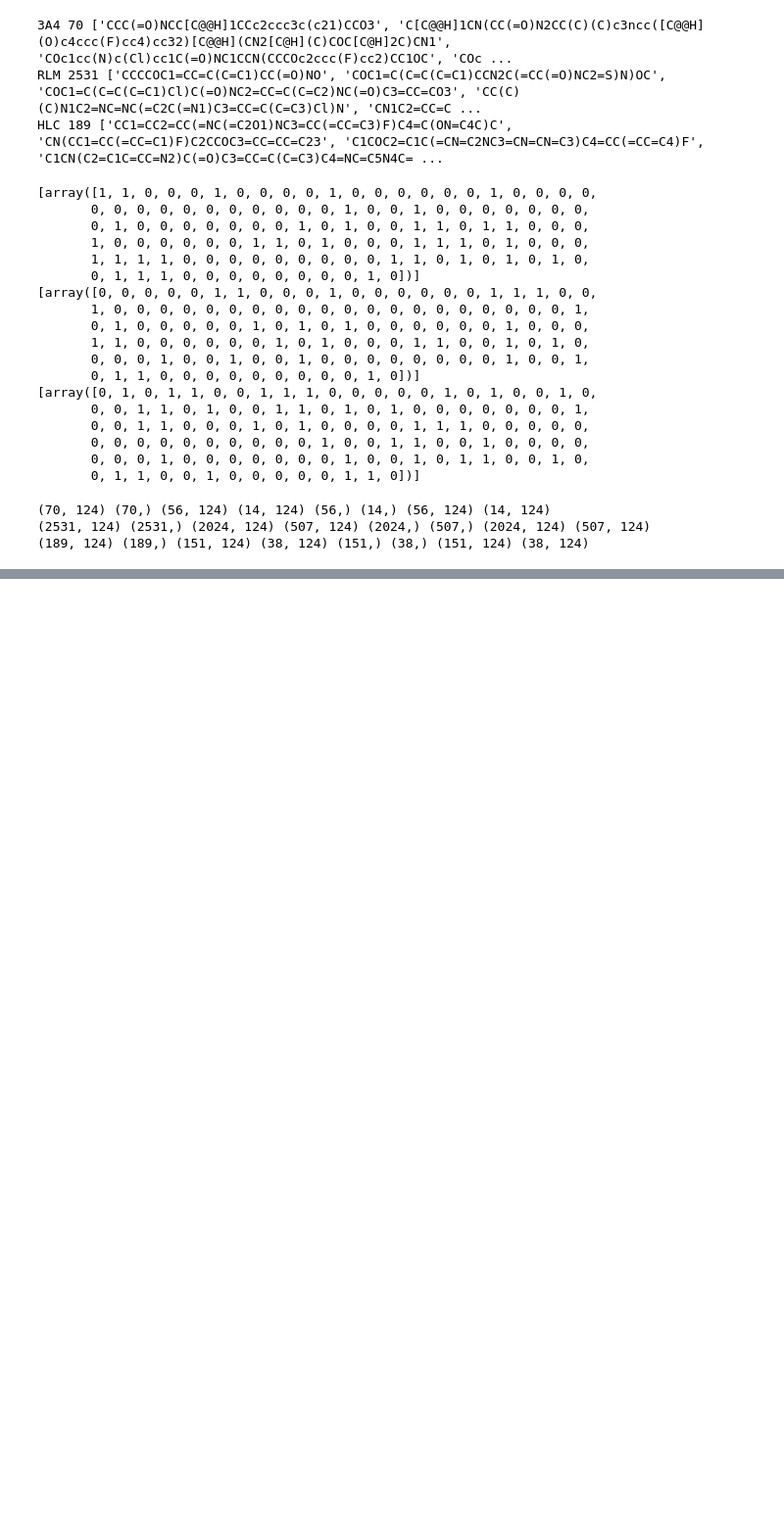
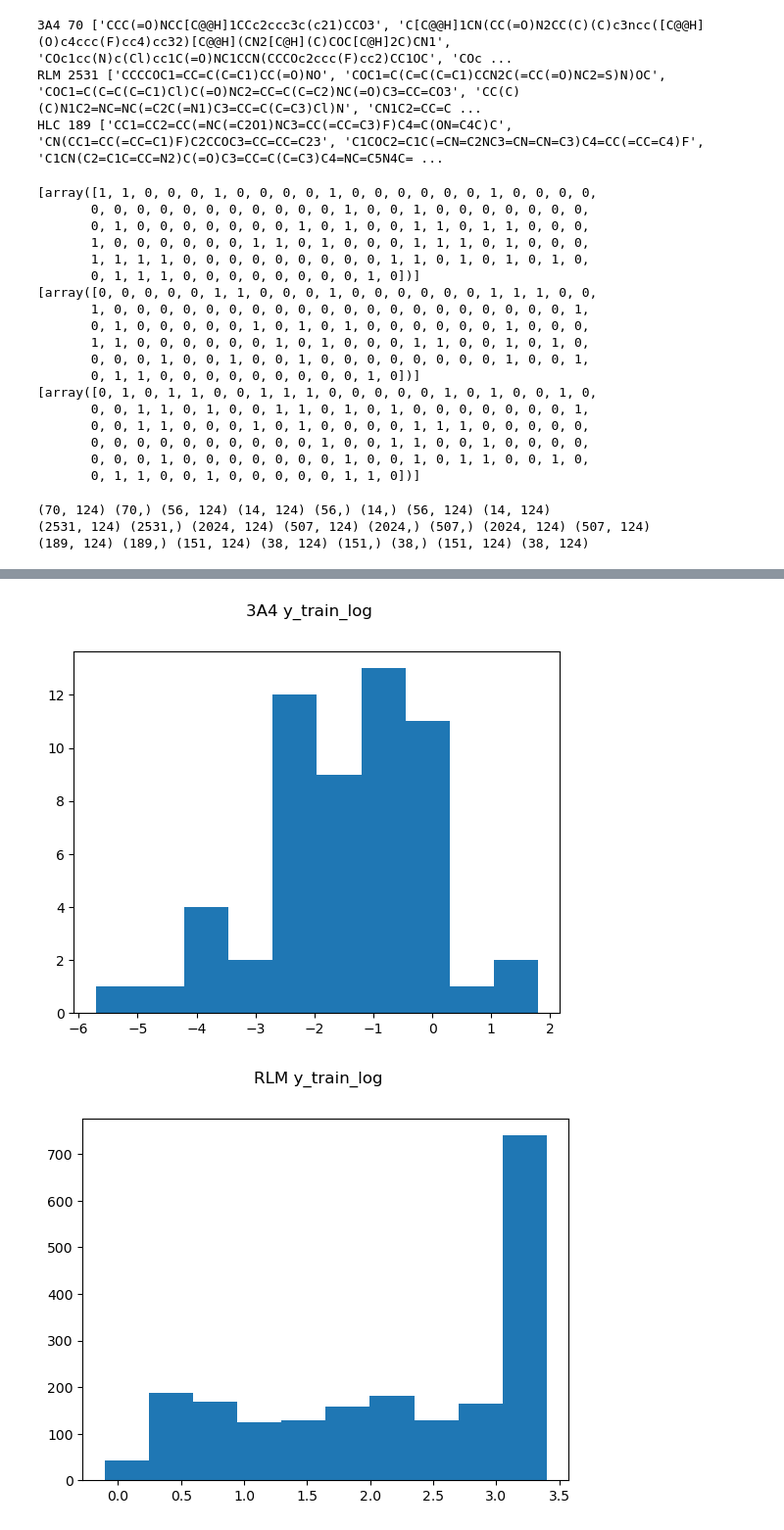
Before and after one commit to hruska-lab/metabolism-hyperparameter-optimization, a Jupyter notebook: main.ipynb, the cells around one changed output, grey strips where cells are left out. Shown at 98% size. Drawn from its saved outputs; the diff is of its cells as text; code cells hidden in the pictures; blank space fills up the shorter version.

```diff
--- a/main.ipynb
+++ b/main.ipynb
@@ -169,0 +217,9 @@ NameError: name 'mol_err_dict' is not defined
+# %%
+for isozyme in isozymes:
+    y_train_log = np.log(xy_splits[isozyme][2])
+    plt.hist(y_train_log)
+    plt.suptitle(f"{isozyme} y_train_log")
+    plt.show()
+# %% [output]
+[figure, added]
+[figure, added]
```
Also changed, not shown: parts of 9 cells of this notebook.
